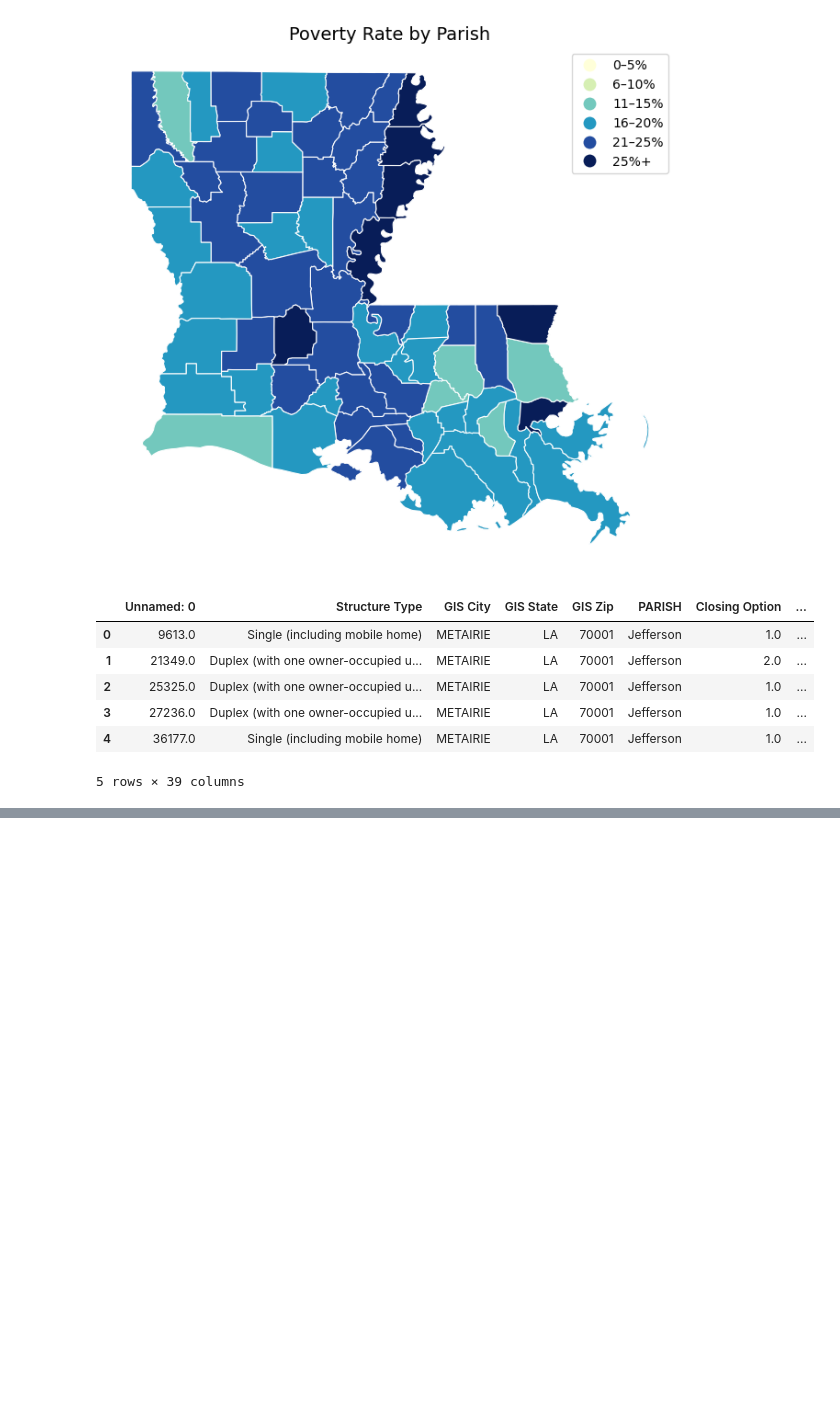
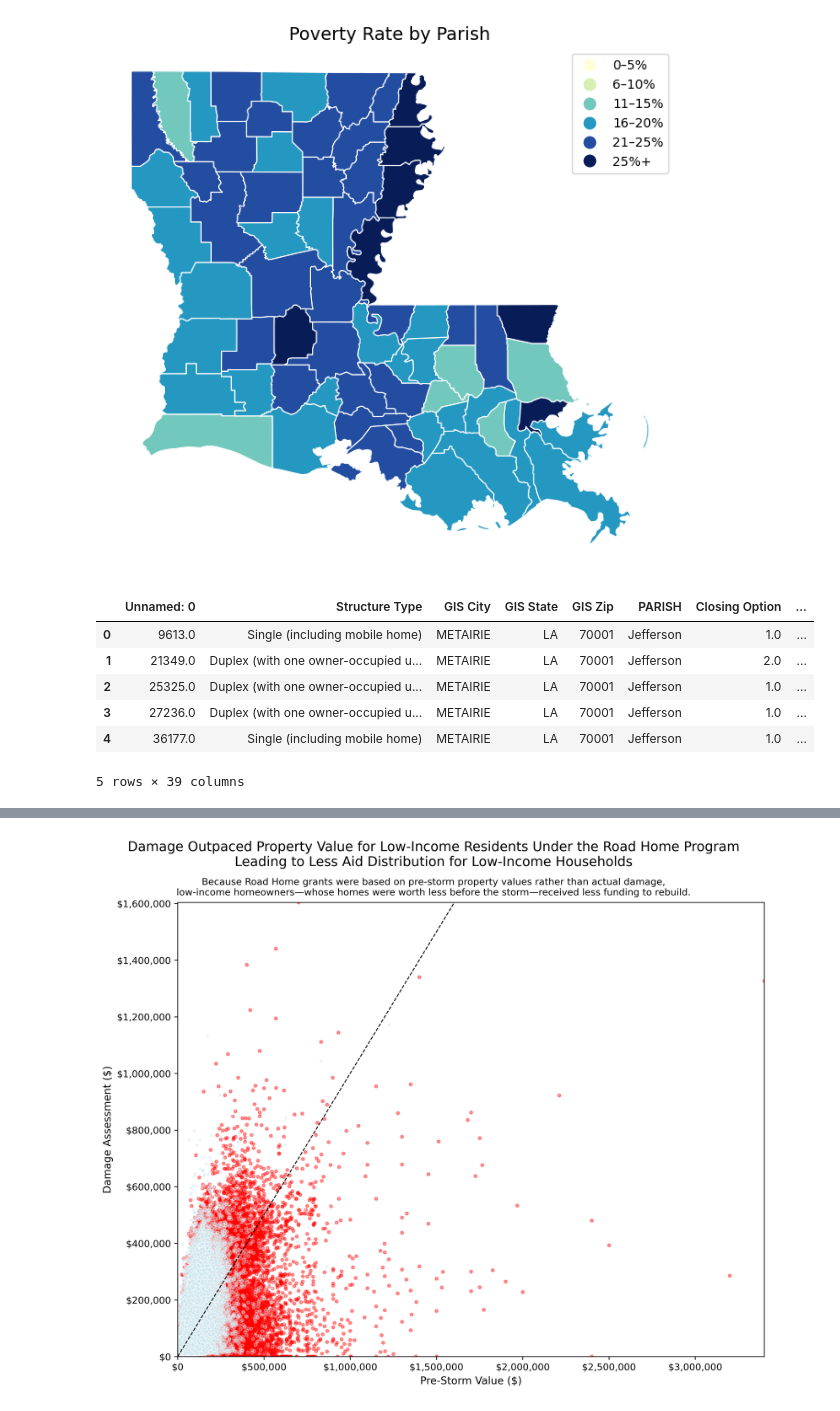
Before and after one commit to wujenny214/Policy-Study-into-Grant-Assistance-for-Post-Hurricane-Rebuilding-Efforts, a Jupyter notebook: code/mapping_poverty_loanamt.ipynb, the cells around one changed output, grey strips where cells are left out. Saved outputs shown, nothing was run; the diff lists cells and outputs as text; code cells hidden in the pictures; blank space fills up the shorter version.

```diff
--- a/code/mapping_poverty_loanamt.ipynb
+++ b/code/mapping_poverty_loanamt.ipynb
@@ -373,0 +375,90 @@ No artists with labels found to put in legend.  Note that artists whose label st
+# %%
+import matplotlib as mpl
+
+mpl.rcParams.update(
+    {
+        "svg.fonttype": "none",  # keep text editable in PPT
+        "svg.image_inline": True,  # embed raster parts
+    }
+)
+
+import matplotlib.pyplot as plt
+from matplotlib.ticker import FuncFormatter
+
+# Filter the dataframe for Low Income rows
+low_income_df = df_loan[df_loan["Total ACG Amunt"] > 0]
+high_income_df = df_loan[df_loan["Total ACG Amunt"] == 0]
+
+# plot
+fig, ax = plt.subplots(figsize=(10, 8), dpi=300)  # dpi controls rasterized quality
+formatter = FuncFormatter(lambda x, _: f"${x:,.0f}")
+
+# scatter layers rasterized so PPT can import
+ax.scatter(
+    high_income_df["Current PSV"],
+    high_income_df["Current Damage Assessment"],
+    c="red",
+    alpha=0.4,
+    s=10,
+    label="High Property Value Households",
+    rasterized=True,
+)
+ax.scatter(
+    low_income_df["Current PSV"],
+    low_income_df["Current Damage Assessment"],
+    c="lightblue",
+    edgecolors="white",
+    alpha=0.3,
+    s=10,
+    label="Low Property Value Households",
+    rasterized=True,
+)
+
+# diagonal reference line
+all_psv = df_loan["Current PSV"]
+ax.plot(
+    [all_psv.min(), all_psv.max()],
+    [all_psv.min(), all_psv.max()],
+    color="black",
+    linestyle="--",
+    linewidth=1,
+    label="Equal Value Line",
+)
+
+# limits, labels, formatting
+max_damage = max(
+    low_income_df["Current Damage Assessment"].max(),
+    high_income_df["Current Damage Assessment"].max(),
+)
+max_psv = df_loan["Current PSV"].max()
+ax.set_xlim(0, max_psv)
+ax.set_ylim(0, max_damage)
+ax.set_xlabel("Pre-Storm Value ($)", fontsize=11)
+ax.set_ylabel("Damage Assessment ($)", fontsize=11)
+ax.xaxis.set_major_formatter(formatter)
+ax.yaxis.set_major_formatter(formatter)
+ax.grid(False)
+
+# titles
+fig.suptitle(
+    "Damage Outpaced Property Value for Low-Income Residents Under the Road Home Program\n"
+    "Leading to Less Aid Distribution for Low-Income Households",
+    fontsize=14,
+    y=1.02,
+)
+fig.text(
+    0.5,
+    0.92,
+    "Because Road Home grants were based on pre-storm property values rather than actual damage,\n"
+    "low-income homeowners—whose homes were worth less before the storm—received less funding to rebuild.",
+    ha="center",
+    fontsize=10,
+)
+
+plt.tight_layout()
+
+# save PPT-safe SVG (points are rasterized inside the SVG)
+raw_svg = "jw_memo_plot01.svg"
+fig.savefig(raw_svg, format="svg", transparent=True)
+# %% [output]
+[figure, added]
```
Also changed, not shown: parts of 4 cells of this notebook, 7 other files.
